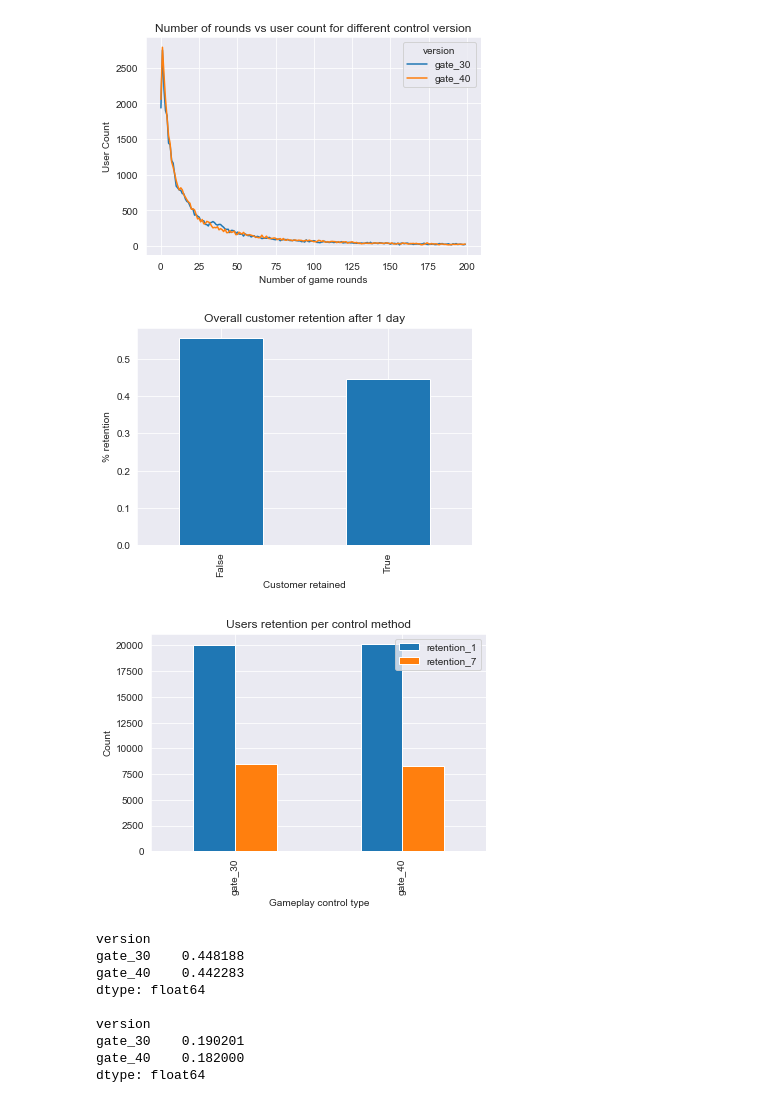
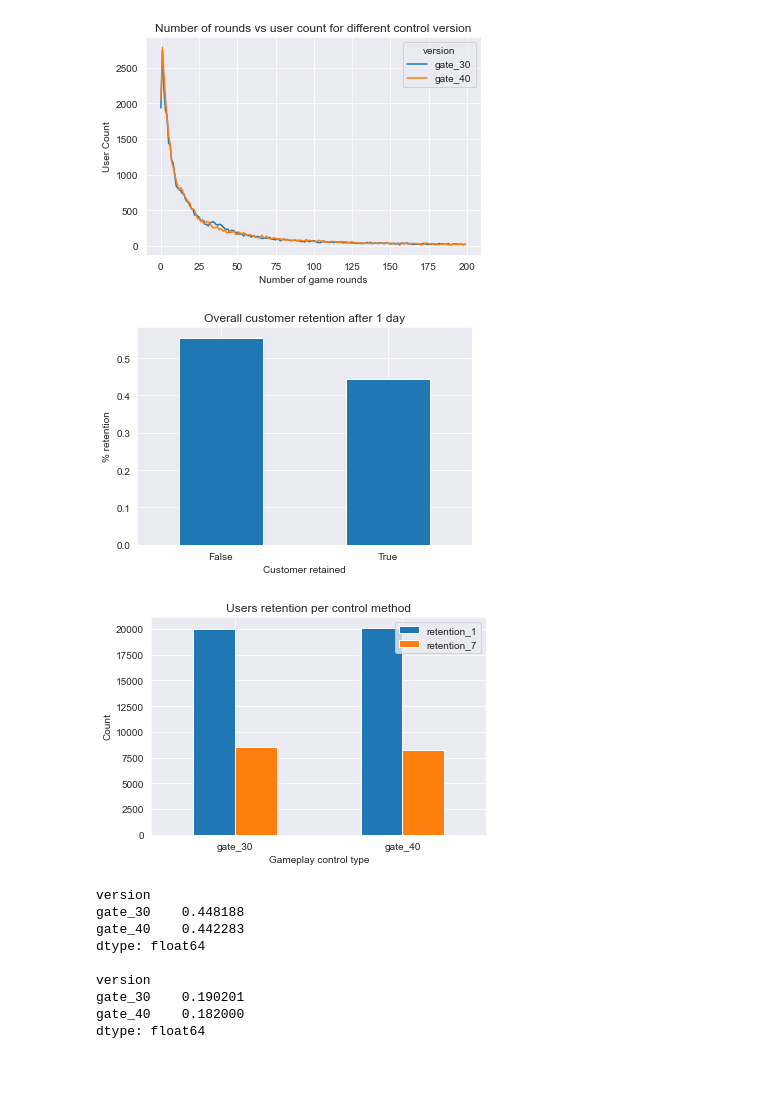
Before and after one commit to nehelmalhotra/AB-Testing-Customer-Retention, a Jupyter notebook: A_B_Testing.ipynb, the cells around one changed output. Cells and saved outputs as stored; diff of their text form; code cells hidden in the pictures; blank space fills up the shorter version.

```diff
--- a/A_B_Testing.ipynb
+++ b/A_B_Testing.ipynb
@@ -57,19 +58,21 @@ plt.savefig("images/games_vs_users_control.png")
 # %%
 df['retention_1'].value_counts(normalize=True).plot(kind="bar")
 plt.xlabel("Customer retained")
 plt.ylabel("% retention")
 plt.title("Overall customer retention after 1 day")
+plt.xticks(rotation=0)
 plt.savefig("images/1_day_retention.png")
 # %% [output]
-[figure, old version]
+[figure, new version]
 # %%
 df.groupby('version').sum()[['retention_1','retention_7']].plot(kind="bar")
 plt.xlabel("Gameplay control type")
 plt.ylabel("Count")
 plt.title("Users retention per control method")
+plt.xticks(rotation=0)
 plt.savefig("images/User_retention_control_methods.png")
 # %% [output]
-[figure, old version]
+[figure, new version]
 # %%
 print(df.groupby('version')['retention_1'].sum() / df.groupby('version')['userid'].count())
 print("")
```
Also changed, not shown: parts of 1 cell of this notebook, 3 other files.
